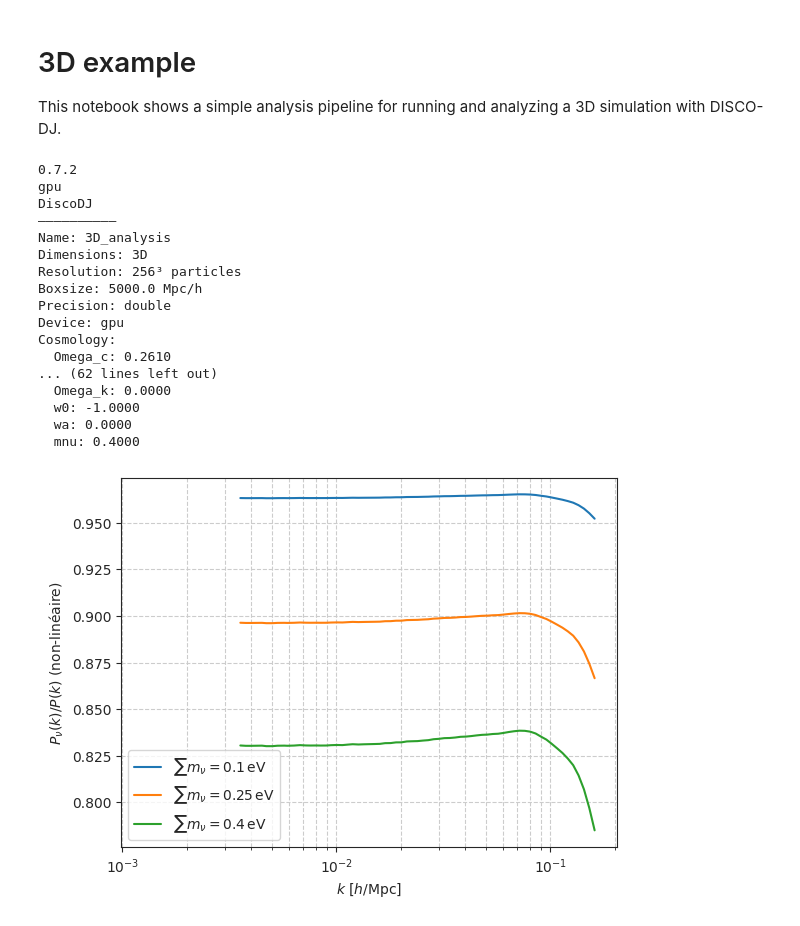
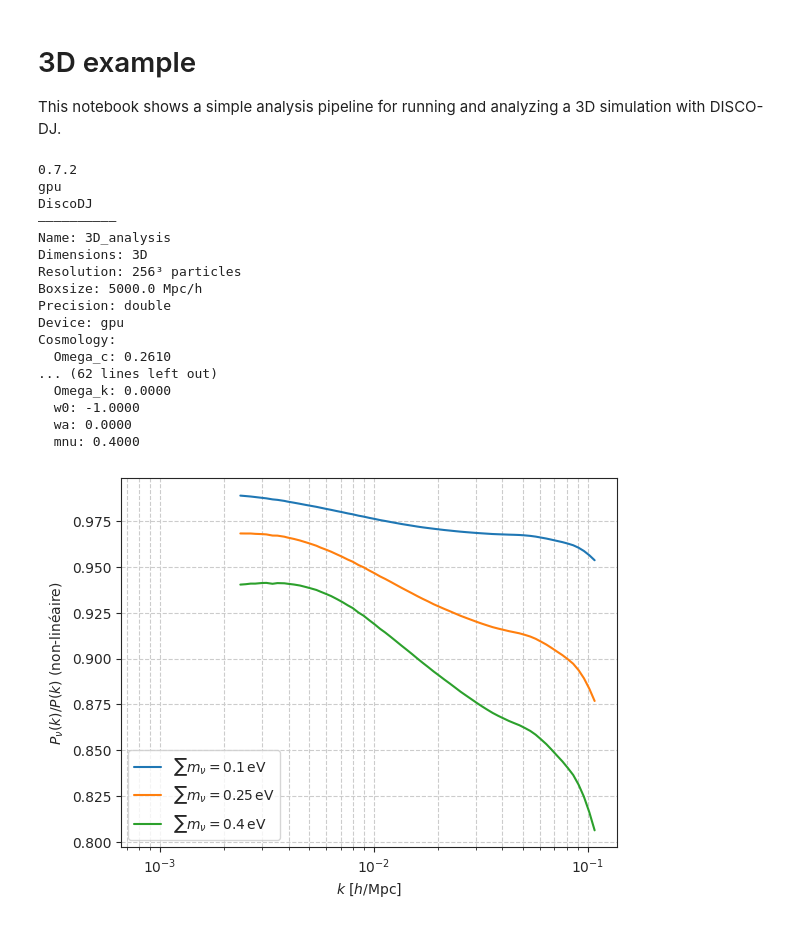
Before and after one commit to Xantyos13/DISCO-DJ, a Jupyter notebook: Neutrinos/disco_dj_3d_neutrinos.ipynb, the cells around one changed output. Cells and saved outputs as stored; diff of their text form; code cells hidden in the pictures.

```diff
--- a/Neutrinos/disco_dj_3d_neutrinos.ipynb
+++ b/Neutrinos/disco_dj_3d_neutrinos.ipynb
@@ -16,6 +16,8 @@ os.environ["USE_MASSIVE_NEUTRINOS"] = "0" #Def we use normal DISCO-DJ or Massive
 from discodj import DiscoDJ
 plt.rcParams['image.cmap'] = "rocket"
 print(jax.__version__)
+
+
 
 #from mpl_toolkits.axes_grid1.inset_locator import inset_axes, mark_inset
 #mpl.use("pgf")
@@ -99,6 +101,7 @@ k, Pk, _ = dj.evaluate_power_spectrum(delta_sim, bins=dj.res//3, deconvolve=True
 
 ###########################################################################################################################################################################
 results_disco = []
+
 for sum_masses in [0.1, 0.25, 0.4]:
     cosmo_nu = dict(Omega_c=0.2610089,  # cold dark matter content
                 Omega_b=0.0488911,  # baryonic content (note: Disco-DJ so far only performs N-body simulations, no hydro; this is only used for the linear power spectrum!)
@@ -112,7 +115,7 @@ for sum_masses in [0.1, 0.25, 0.4]:
     dj_nu = dj_nu.with_timetables()
     dj_nu = dj_nu.with_linear_ps(transfer_function="DiscoEB")
     dj_nu = dj_nu.with_ics(white_noise_space="real", white_noise_field=white_noise_field, convert_to_numpy=True)
-    k_pre_nu, Pk_pre_nu, _ = dj_nu.evaluate_power_spectrum(dj.delta_ini, compute_std=False, bins=80)
+    k_pre_nu, Pk_pre_nu, _ = dj_nu.evaluate_power_spectrum(dj_nu.delta_ini, compute_std=False, bins=80)
     dj_nu = dj_nu.with_lpt(n_order=n_order, convert_to_numpy=True)  # convert_to_numpy as above; note that this breaks differentiability
     X_sim_nu, P_sim_nu, a_sim_nu = dj_nu.run_nbody(a_ini=a_ini, a_end=a_end, n_steps=numsteps, res_pm=res_pm,
                                     time_var=time_var, stepper=stepper, method=method, antialias=antialias,
@@ -126,13 +129,13 @@ for sum_masses in [0.1, 0.25, 0.4]:
 
     plt.figure(2)
     plt.semilogx(
-        k,
+        k*0.67,
         Pk_nu / Pk,
         label=fr"$\sum m_\nu = {sum_masses}\,\mathrm{{eV}}$"
     )
 
     results_disco.append({
-        "k": k,
+        "k": k*0.67,
         "ratio": Pk_nu / Pk,
         "mass": sum_masses,
         "method": "DISCODJ"
@@ -143,31 +146,31 @@ plt.xlabel(r"$k$ [$h$/Mpc]")
 plt.ylabel(r"$P_{\nu}(k)/P(k)$ (non-linéaire)")
 plt.legend()
 plt.grid(True, which='both', ls='--')
 
 plt.show()
 np.save("discodj_results.npy", results_disco)
 
 #fig, axs = plt.subplots(1, 3, figsize=(16, 8))
 #axs[0].imshow(np.log10(1.01 + np.abs(delta_sim[0, :, :] - delta_sim_nu[0, :, :]))); axs[0].set_title("Deviation")
 #axs[1].imshow(np.log10(1.01 + delta_sim[0, :, :])); axs[1].set_title("Massless")
 #axs[2].imshow(np.log10(1.01 + delta_sim_nu[0, :, :])); axs[2].set_title("Massive")
 ##fig.savefig('sim3Dsimple.pgf')
 # %% [output]
 0.7.2
 gpu
 DiscoDJ
 ——————————
 Name: 3D_analysis
 Dimensions: 3D
 Resolution: 256³ particles
 Boxsize: 5000.0 Mpc/h
 Precision: double
 Device: gpu
 Cosmology:
   Omega_c: 0.2610
 ... (62 lines left out)
   Omega_k: 0.0000
   w0: -1.0000
   wa: 0.0000
   mnu: 0.4000
-[figure, old version]
+[figure, new version]
```
Also changed, not shown: 3 other files.
